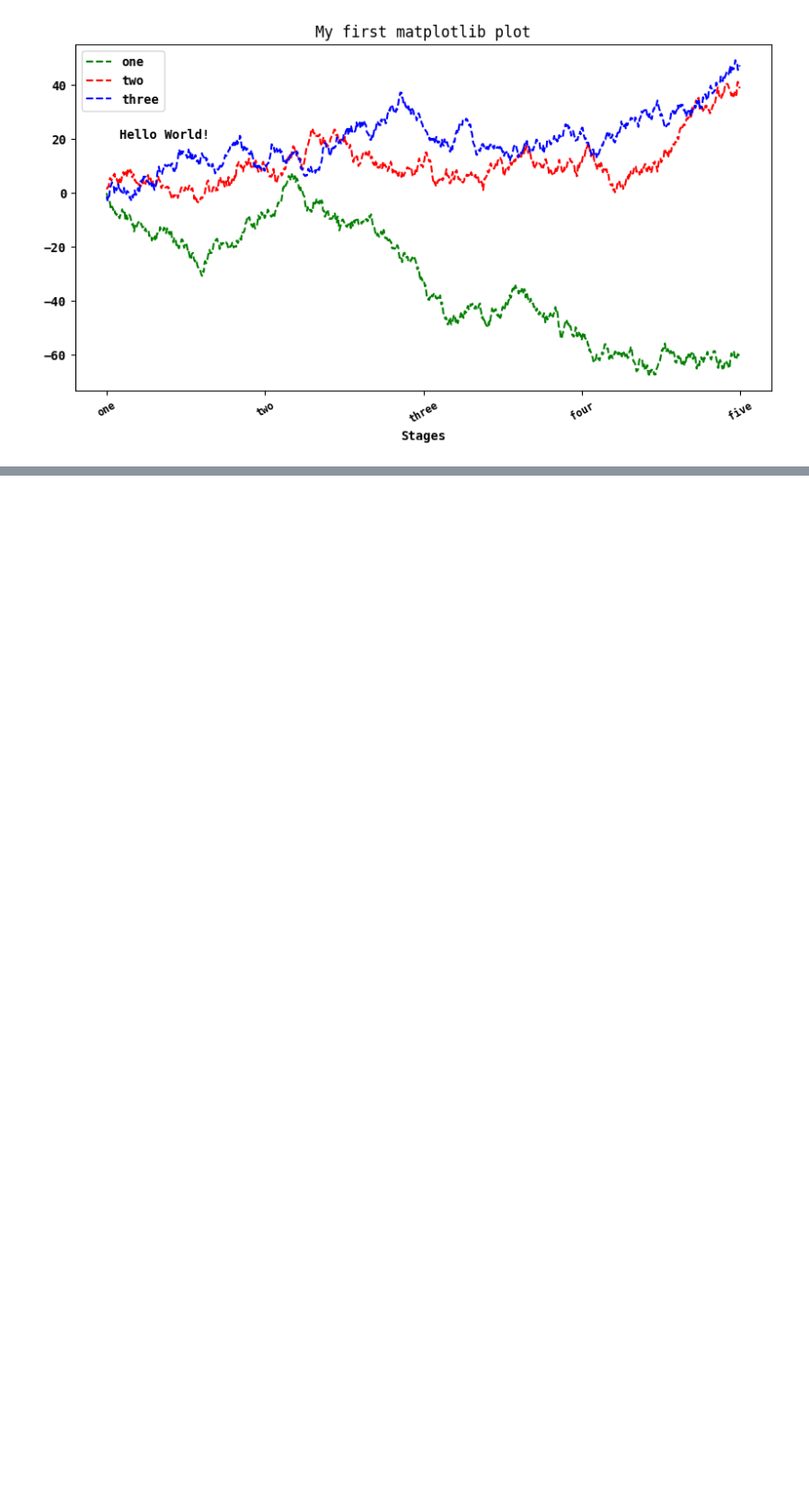
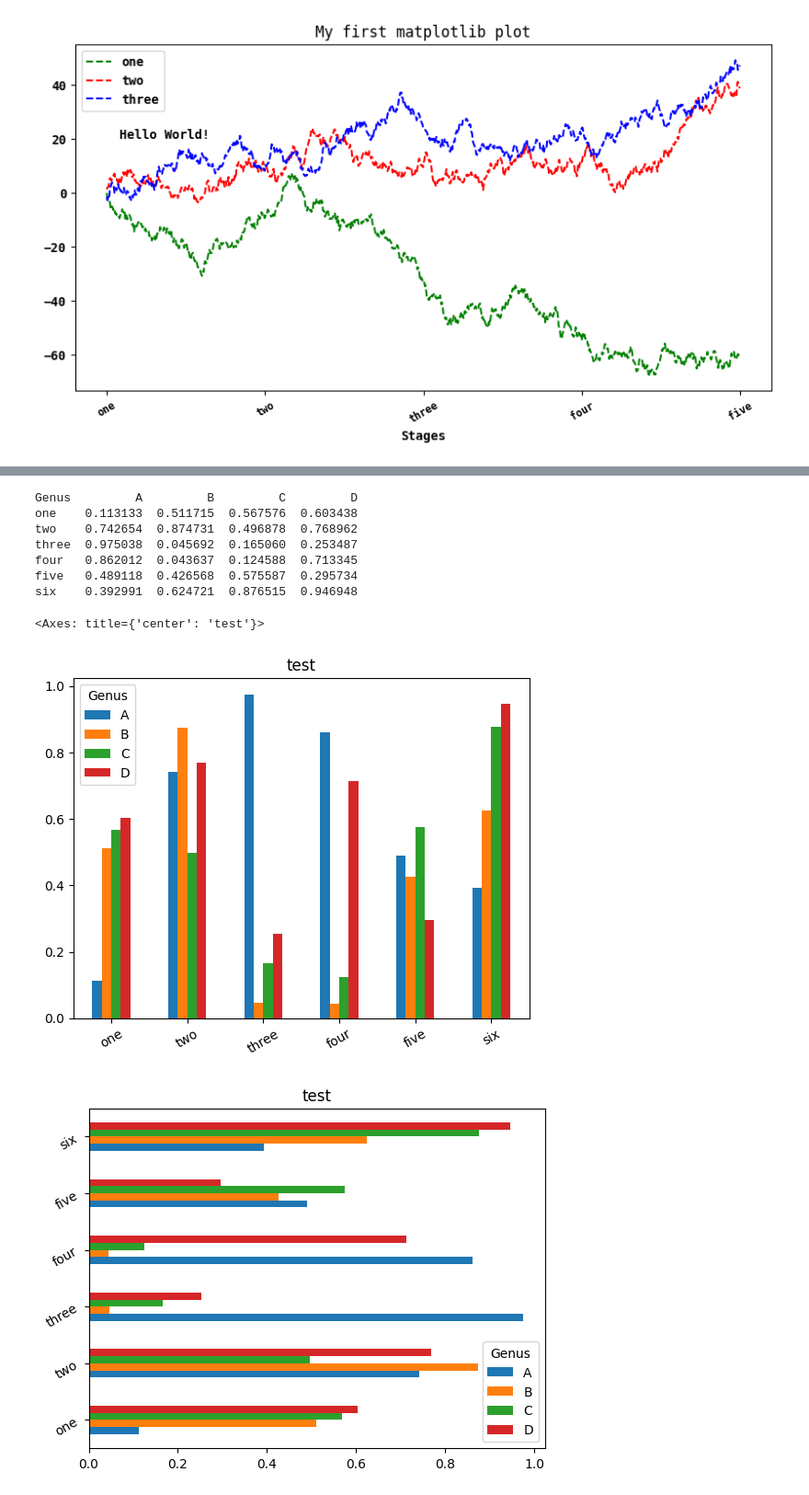
Before and after one commit to eastyell/study_python, a Jupyter notebook: study.ipynb, the cells around one changed output, grey strips where cells are left out. Shown at 92% size. Saved outputs shown, nothing was run; the diff lists cells and outputs as text; code cells hidden in the pictures; blank space fills up the shorter version.

```diff
--- a/study.ipynb
+++ b/study.ipynb
@@ -987,0 +1017,18 @@ plt.rc('figure', figsize=(10, 5))
+# %%
+df = pd.DataFrame(np.random.rand(6, 4),
+                  index=['one', 'two', 'three', 'four', 'five', 'six'],
+                  columns=pd.Index(['A', 'B', 'C', 'D'], name='Genus'))
+print(df)
+df.plot.bar(title='test', rot=30)
+df.plot.barh(title='test', rot=30)
+# %% [output]
+Genus         A         B         C         D
+one    0.113133  0.511715  0.567576  0.603438
+two    0.742654  0.874731  0.496878  0.768962
+three  0.975038  0.045692  0.165060  0.253487
+four   0.862012  0.043637  0.124588  0.713345
+five   0.489118  0.426568  0.575587  0.295734
+six    0.392991  0.624721  0.876515  0.946948
+<Axes: title={'center': 'test'}>
+[figure, added]
+[figure, added]
```
Also changed, not shown: parts of 4 cells of this notebook.
